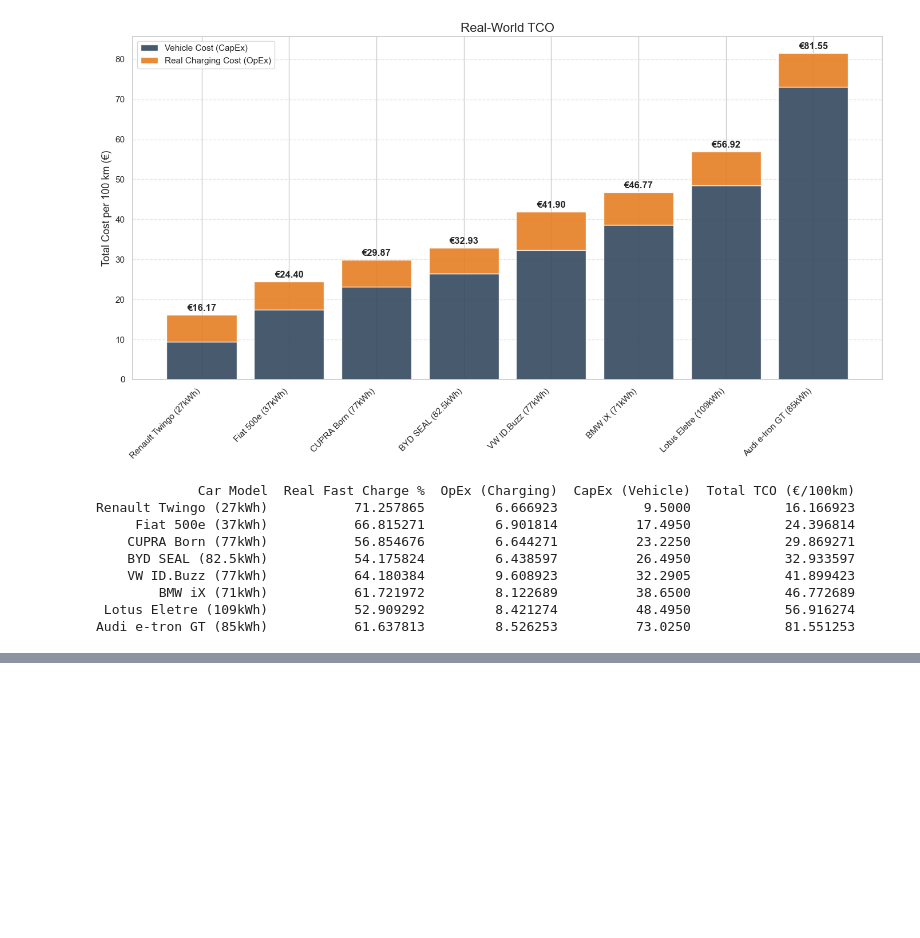
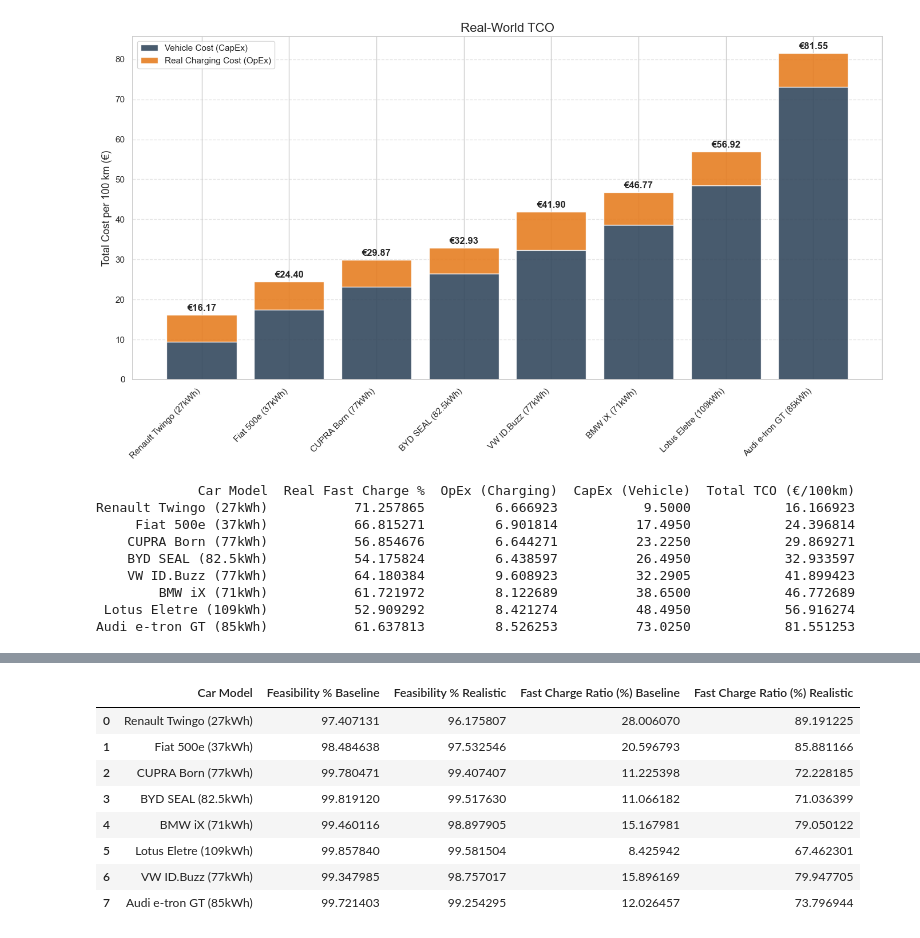
Before and after one commit to thatsnegar/Lab3, a Jupyter notebook: lab3.ipynb, the cells around one changed output, grey strips where cells are left out. Drawn from its saved outputs; the diff is of its cells as text; code cells hidden in the pictures; blank space fills up the shorter version.

```diff
--- a/lab3.ipynb
+++ b/lab3.ipynb
@@ -1616,0 +1620,5 @@ Audi e-tron GT (85kWh)           61.637813         8.526253          73.0250
+# %%
+CRITICAL_SOC = 0.20          # Emergency threshold
+LOW_SOC = 0.40               # Low battery threshold
+LONG_PARKING_HOURS = 4.0     # Overnight / long stop
+DC_SOC_CAP = 0.80            # DC charging limited to 80%
@@ -1616,0 +1731,22 @@ Audi e-tron GT (85kWh)           61.637813         8.526253          73.0250
+# %%
+all_logs_realistic = []
+summaries_realistic = []
+
+for model_name, params in cars_config.items():
+    df_log, raw_metrics = run_simulation_realistic(ordered_trips, model_name, params)
+    all_logs_realistic.append(df_log)
+
+    f = raw_metrics['feasibility']
+    c = raw_metrics['charging']
+    b = raw_metrics['battery_perf']
+
+    summaries_realistic.append({
+        'Car Model': model_name,
+        'Feasibility %': f['feasible_trips'] / f['total_trips'] * 100,
+        'Unfeasible Trips': f['unfeasible_trips'],
+        'Avg SoC (%)': np.mean(b['soc_values']),
+        'Fast Charge Ratio (%)': c['fast_events'] / c['total_events'] * 100
+    })
+
+comparison_df_realistic = pd.DataFrame(summaries_realistic)
+final_trip_data_realistic = pd.concat(all_logs_realistic)
@@ -1616,0 +1762,20 @@ Audi e-tron GT (85kWh)           61.637813         8.526253          73.0250
+# %%
+comparison = comparison_df.merge(
+    comparison_df_realistic,
+    on='Car Model',
+    suffixes=(' Baseline', ' Realistic')
+)
+
+comparison[['Car Model',
+            'Feasibility % Baseline', 'Feasibility % Realistic',
+            'Fast Charge Ratio (%) Baseline', 'Fast Charge Ratio (%) Realistic']]
+# %% [output]
+|  | Car Model | Feasibility % Baseline | Feasibility % Realistic | Fast Charge Ratio (%) Baseline | Fast Charge Ratio (%) Realistic |
+| 0 | Renault Twingo (27kWh) | 97.407131 | 96.175807 | 28.006070 | 89.191225 |
+| 1 | Fiat 500e (37kWh) | 98.484638 | 97.532546 | 20.596793 | 85.881166 |
+| 2 | CUPRA Born (77kWh) | 99.780471 | 99.407407 | 11.225398 | 72.228185 |
+| 3 | BYD SEAL (82.5kWh) | 99.819120 | 99.517630 | 11.066182 | 71.036399 |
+| 4 | BMW iX (71kWh) | 99.460116 | 98.897905 | 15.167981 | 79.050122 |
+| 5 | Lotus Eletre (109kWh) | 99.857840 | 99.581504 | 8.425942 | 67.462301 |
+| 6 | VW ID.Buzz (77kWh) | 99.347985 | 98.757017 | 15.896169 | 79.947705 |
+| 7 | Audi e-tron GT (85kWh) | 99.721403 | 99.254295 | 12.026457 | 73.796944 |
```
Also changed, not shown: parts of 4 cells of this notebook.
